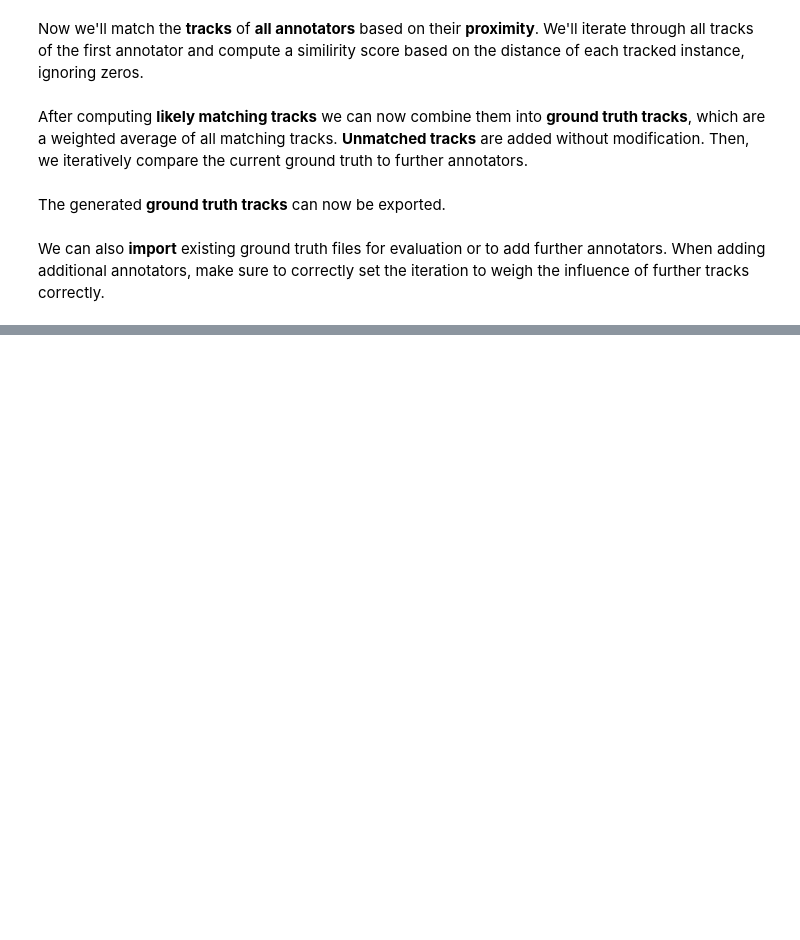
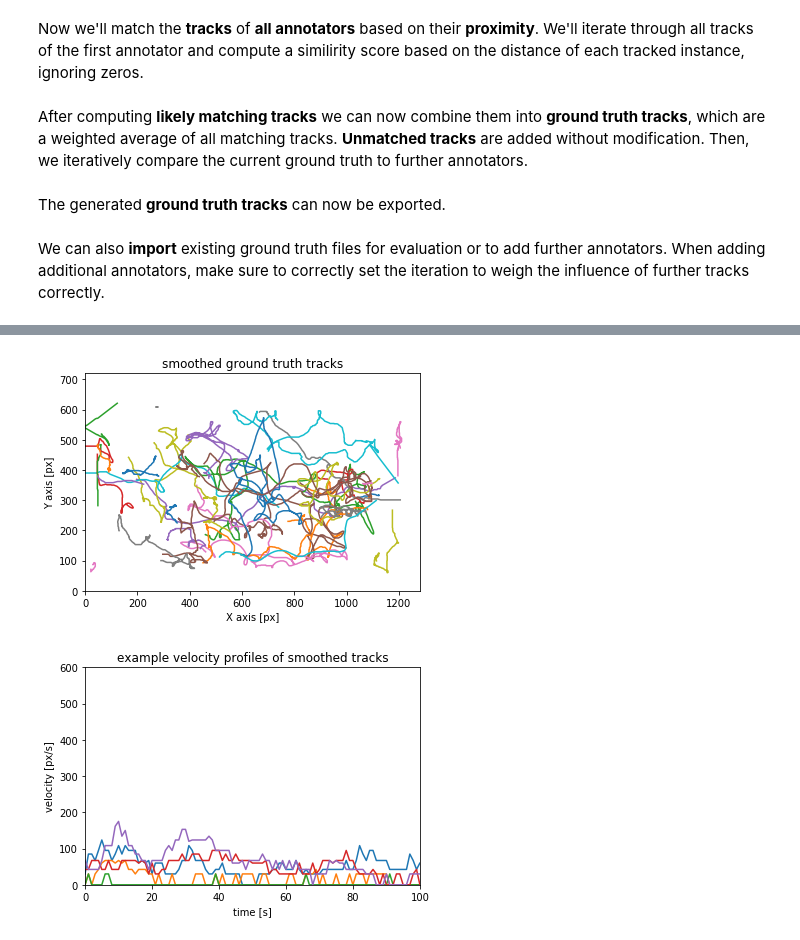
Before and after one commit to FabianPlum/OmniTrax, a Jupyter notebook: example_scripts/Tracking_Dataset_Processing.ipynb, the cells around one changed output, grey strips where cells are left out. Saved outputs shown, nothing was run; the diff lists cells and outputs as text; code cells hidden in the pictures; blank space fills up the shorter version.

```diff
--- a/example_scripts/Tracking_Dataset_Processing.ipynb
+++ b/example_scripts/Tracking_Dataset_Processing.ipynb
@@ -330,18 +352,21 @@ def apply_moving_average(tracks, samples=3, padding_mode='valid', verbose=False)
 # %%
 tracks_smoothed = apply_moving_average(new_gt, samples=1, padding_mode="valid")
 tracks_velocity = get_derivative(tracks_smoothed)
 
 # plot smoothed ground truth tracks
-plot_tracks(tracks=tracks_smoothed, title="smoothed ground truth tracks")
+plot_tracks(tracks=tracks_smoothed, title="smoothed ground truth tracks", video=video)
 
 # plot velocity profile of example ground truth tracks
 plt.plot(tracks_velocity[:,5:10])
 plt.title("example velocity profiles of smoothed tracks")
 plt.xlabel("time [s]")
 plt.ylabel("velocity [px/s]")
 plt.ylim(0,600)
 plt.xlim(0,100)
 plt.show()
+# %% [output]
+[figure, added]
+[figure, added]
 # %%
 # plot heatmap of ground truth tracks
 # first, combine all traccks into an array of X,Y coords
```
Also changed, not shown: parts of 4 cells of this notebook, 4 other files.
